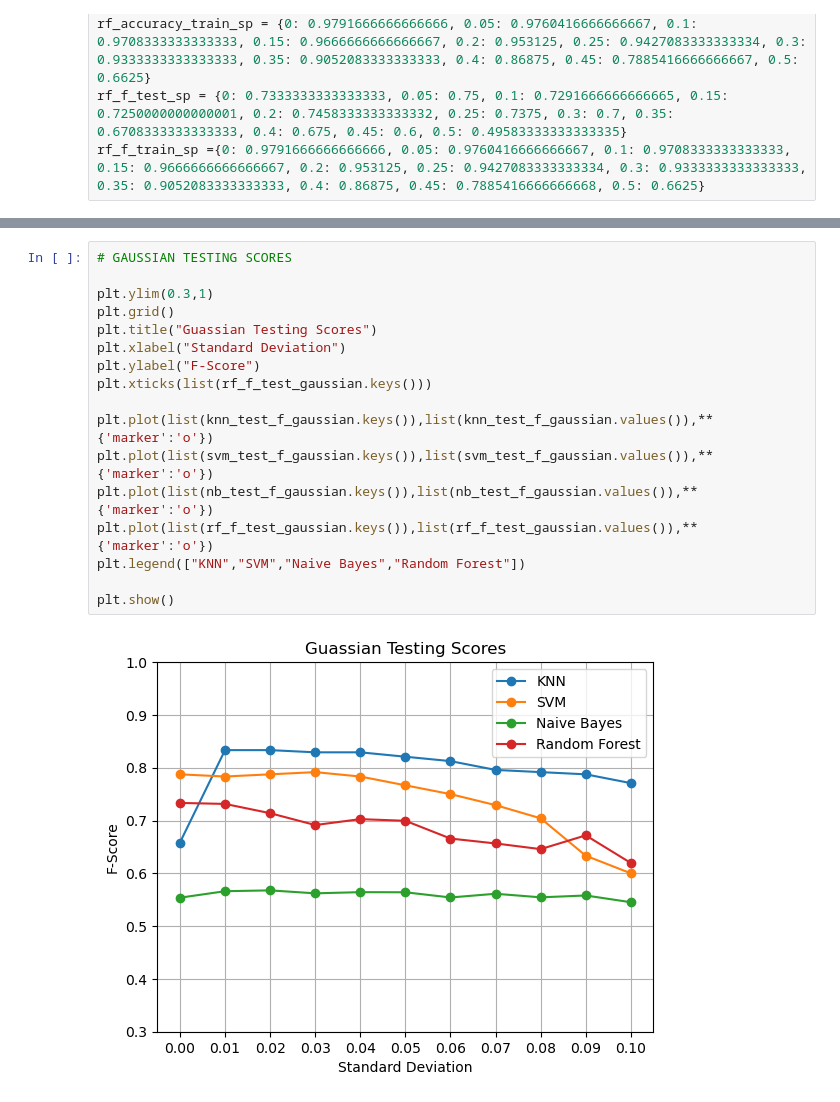
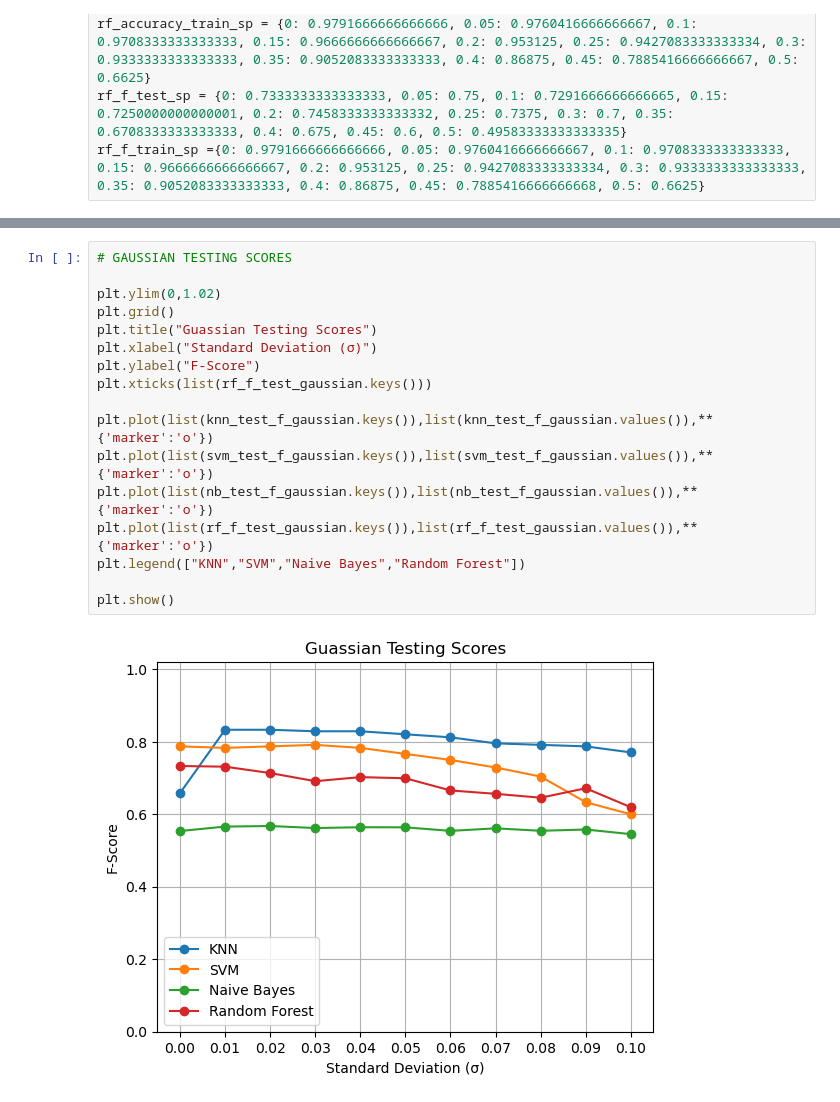
Before and after one commit to JosephAcernese/Effects-of-Noise-on-Image-Classification, a Jupyter notebook: Result_Plotting.ipynb, the cells around one changed output, grey strips where cells are left out. Cells and saved outputs as stored; diff of their text form.

Commit message:
Added all graphs and ELA vals

```diff
--- a/Result_Plotting.ipynb
+++ b/Result_Plotting.ipynb
@@ -256,22 +250,22 @@ plt.show()
 # %%
 # GAUSSIAN TESTING SCORES
 
-plt.ylim(0.3,1)
+plt.ylim(0,1.02)
 plt.grid()
 plt.title("Guassian Testing Scores")
-plt.xlabel("Standard Deviation")
+plt.xlabel("Standard Deviation (σ)")
 plt.ylabel("F-Score")
 plt.xticks(list(rf_f_test_gaussian.keys()))
 
 plt.plot(list(knn_test_f_gaussian.keys()),list(knn_test_f_gaussian.values()),**{'marker':'o'})
 plt.plot(list(svm_test_f_gaussian.keys()),list(svm_test_f_gaussian.values()),**{'marker':'o'})
 plt.plot(list(nb_test_f_gaussian.keys()),list(nb_test_f_gaussian.values()),**{'marker':'o'})
 plt.plot(list(rf_f_test_gaussian.keys()),list(rf_f_test_gaussian.values()),**{'marker':'o'})
 plt.legend(["KNN","SVM","Naive Bayes","Random Forest"])
 
 plt.show()
 # %% [output]
-[figure, old version]
+[figure, new version]
 # %%
 # IMPULSE TRAINING SCORES
 
```
Also changed, not shown: parts of 21 cells of this notebook.
